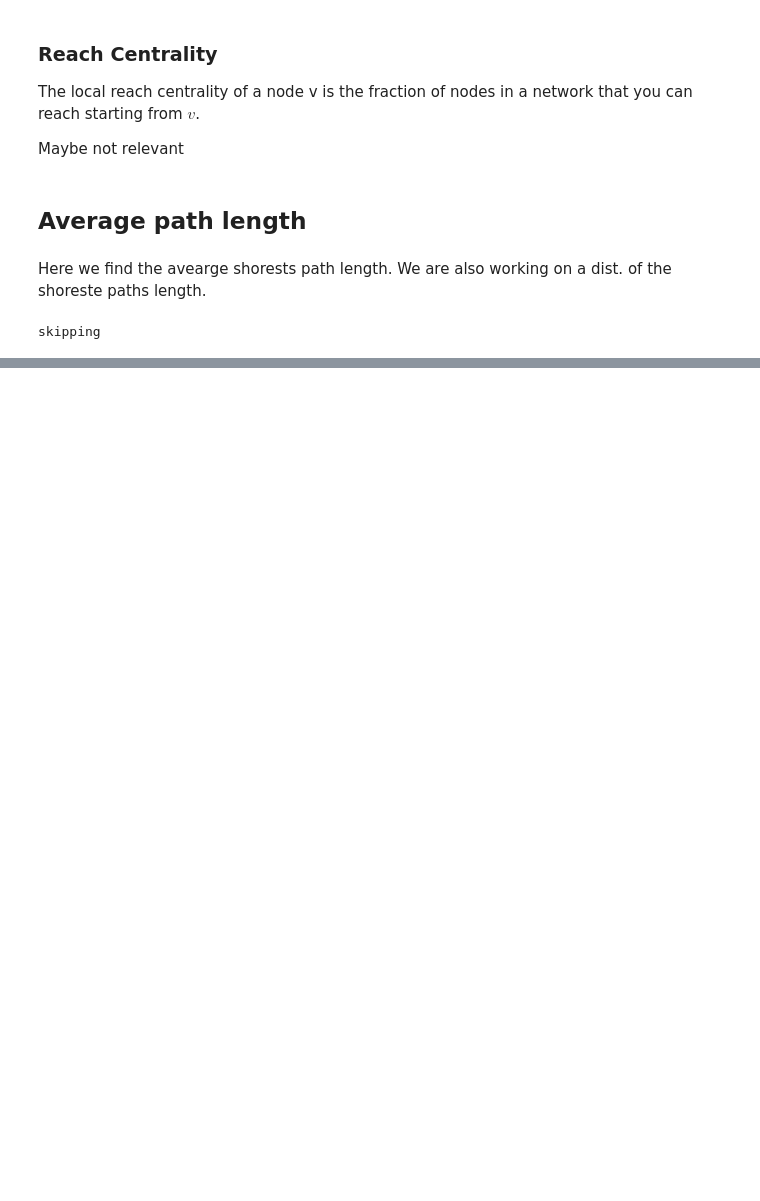
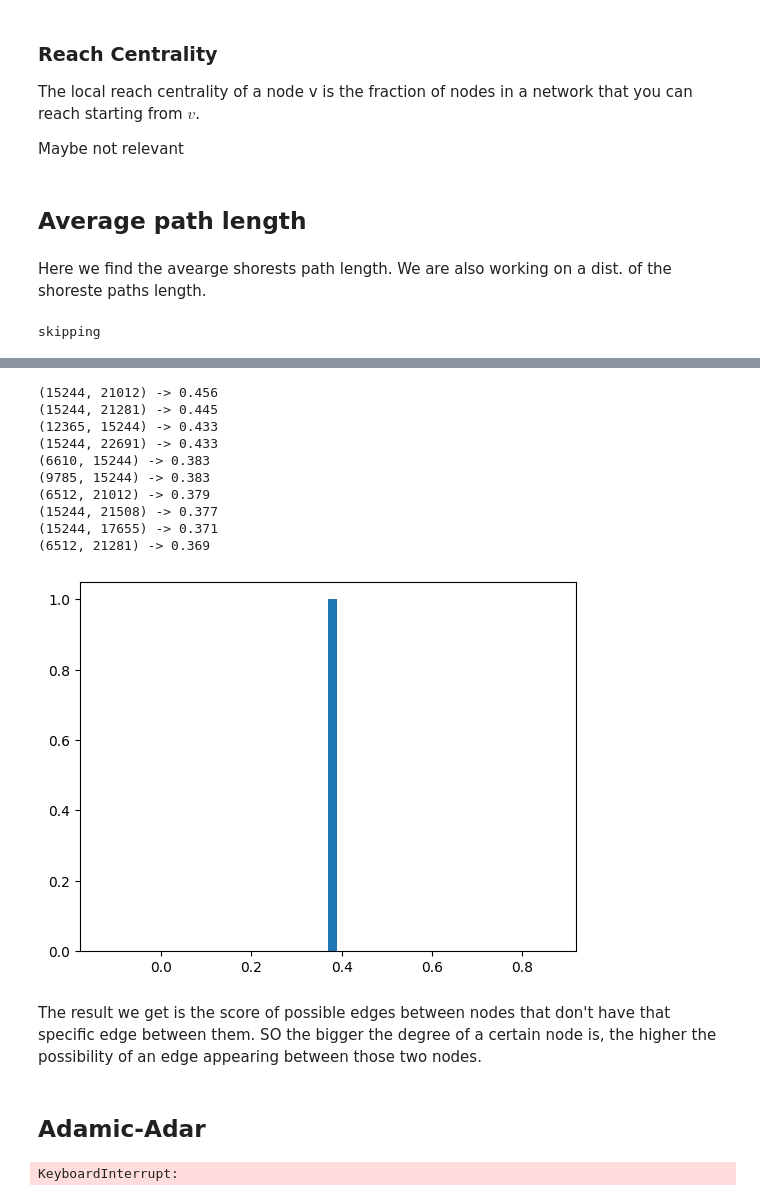
Before and after one commit to viggo-gascou/network-analysis, a Jupyter notebook: main_authors.ipynb, the cells around one changed output, grey strips where cells are left out. Saved outputs shown, nothing was run; the diff lists cells and outputs as text; code cells hidden in the pictures; blank space fills up the shorter version.

```diff
--- a/main_authors.ipynb
+++ b/main_authors.ipynb
@@ -199,0 +292,5 @@ Calculating best minimal value for power law fit
+# %%
+results = pl.Fit(ccdf['ccdf'])
+print(results.power_law.alpha)
+print(results.power_law.xmin)
+R, p = results.distribution_compare('power_law', 'lognormal')
@@ -218,14 +322,3 @@ Our network/graph is undirected, so the formula we will use to calculate this is
 $d = \frac{2 \cdot |E|}{|V| \cdot  (|V| - 1)}$. We will calculate both ways, by using the formula, and by using the Network X function for density `density()`.
 
 The density for a graph would be 0 if there are none edges, and the density for a graph would be 1 if the graph is complete. Meaning that if all the nodes was multiplied by itself, minus 1 node, then the graph would be complete and have a density of 1.
-# %%
-# Graph density with a formula.
-# edges |E| is m
-# nodes |V| is n
-
-n = 26197
-m = 28980
-
-# This is the density formula for a undirected graph:
-d = 2 * m / (n * (n - 1))
-print(f'This is the density of an undirected graph, calculated using the formula: {d}')
@@ -333,0 +433,50 @@ Created in <span style='font-weight:600;margin-left:4px;'>Deepnote</span></a>
+# %%
+%%script echo Skipping!
+# We define a function called pref_attachment
+def pref_attachment(graph, n):
+    # We use the preferential attachment documentation from networkx
+    linkpred_pa = list(nx.preferential_attachment(G))
+    # Now we sort in decreasing score
+    linkpred_pa.sort(key = lambda tup: tup[2], reverse = True)
+    # We make a for-loop for the link predictions between the nodes
+    for u, v, p in linkpred_pa[:n]:
+        # We normalize the scores using the G.number_of_nodes
+        score = p * (1 / (2 * G.number_of_nodes()))
+        print(f"({u}, {v}) -> {score:.3f}")
+
+    plt.hist(score, bins=50)
+    plt.show()
+
+# We run the function
+pref_attachment(G, 50)
+# %% [output]
+(15244, 21012) -> 0.456
+(15244, 21281) -> 0.445
+(12365, 15244) -> 0.433
+(15244, 22691) -> 0.433
+(6610, 15244) -> 0.383
+(9785, 15244) -> 0.383
+(6512, 21012) -> 0.379
+(15244, 21508) -> 0.377
+(15244, 17655) -> 0.371
+(6512, 21281) -> 0.369
+[figure, added]
+# %% [markdown]
+The result we get is the score of possible edges between nodes that don't have that specific edge between them. SO the bigger the degree of a certain node is, the higher the possibility of an edge appearing between those two nodes.
+# %% [markdown]
+## Adamic-Adar
+# %%
+%%script echo Skipping!
+def adamic_adar(graph, top_n):
+    linkpred_aa = list(nx.adamic_adar_index(graph))
+    # Sort in decreasing score
+    linkpred_aa.sort(key = lambda tup: tup[2], reverse = True)
+    for u, v, p in linkpred_aa[:top_n]:
+        print(f"({u}, {v}) -> {p:.8f}")
+
+    plt.hist(p, bins=50)
+    plt.show()
+
+adamic_adar(G, 5)
+# %% [output]
+KeyboardInterrupt:
```
Also changed, not shown: parts of 56 cells of this notebook, 22 other files.
